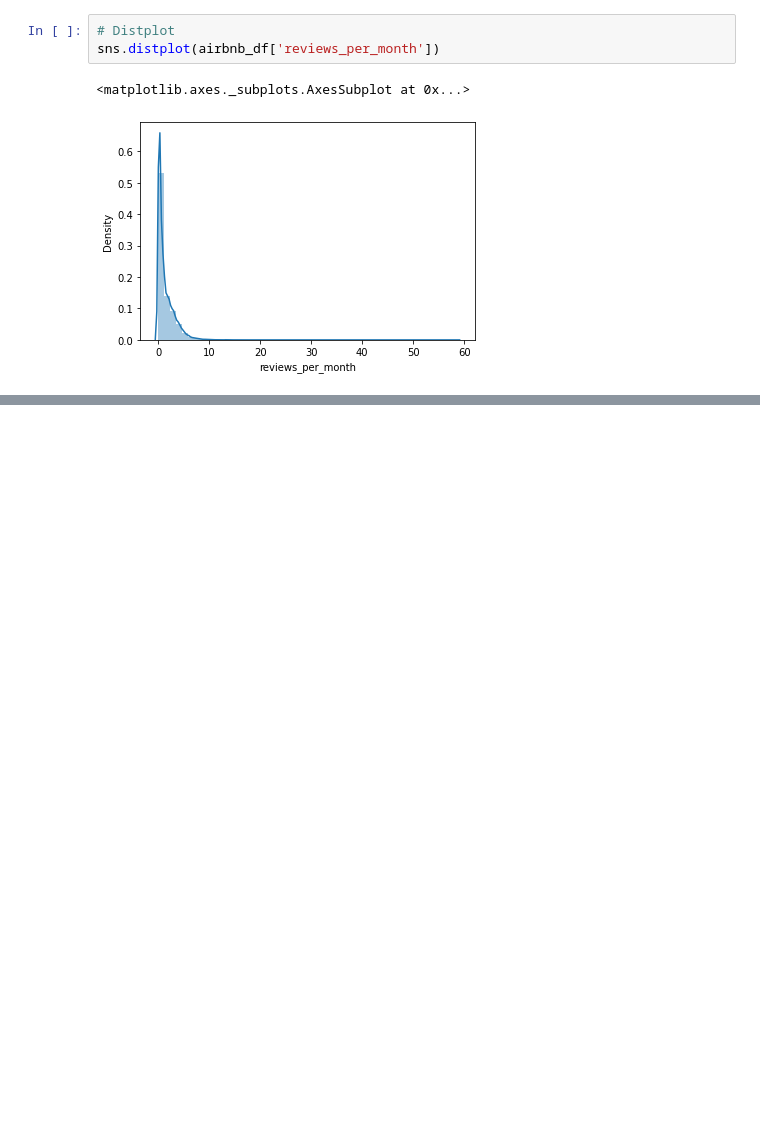
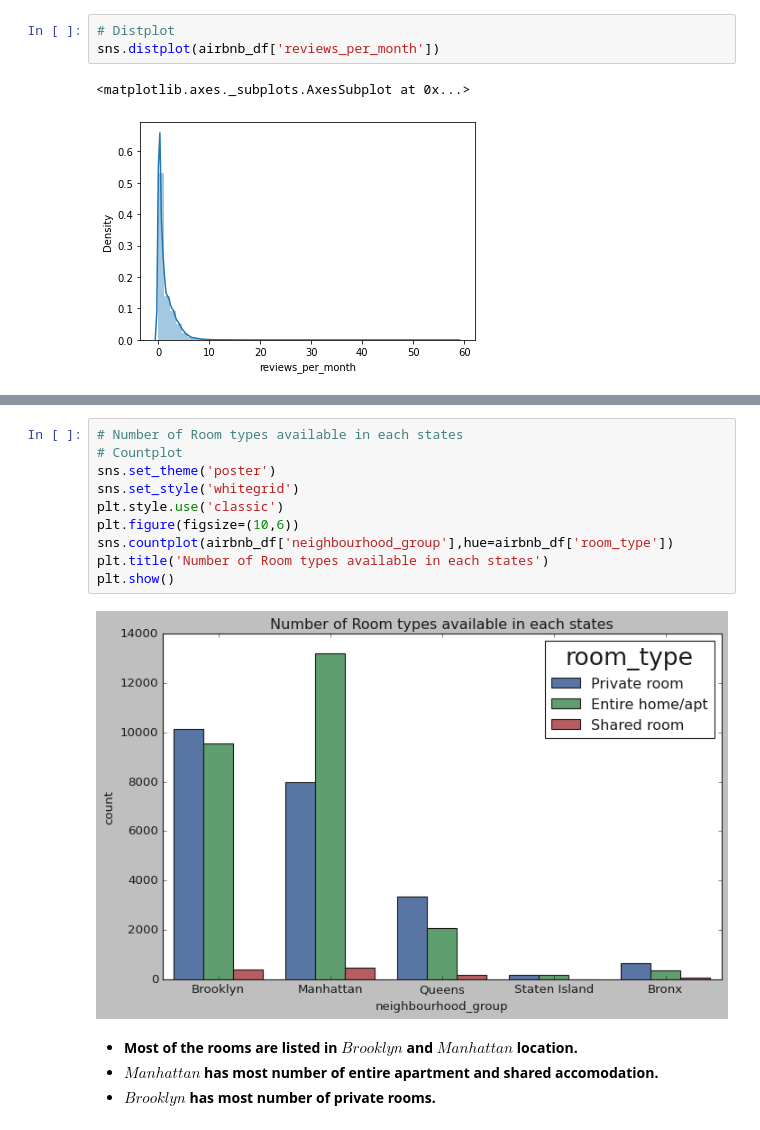
Before and after one commit to vir097/Airbnb-Bookings-Analysis---Capstone-Project, a Jupyter notebook: Airbnb_Bookings_Analysis_Capstone_Project.ipynb, the cells around one changed output, grey strips where cells are left out. Saved outputs shown, nothing was run; the diff lists cells and outputs as text; blank space fills up the shorter version.

```diff
--- a/Airbnb_Bookings_Analysis_Capstone_Project.ipynb
+++ b/Airbnb_Bookings_Analysis_Capstone_Project.ipynb
@@ -217,0 +329,16 @@ sns.distplot(airbnb_df['reviews_per_month'])
+# %%
+# Number of Room types available in each states
+# Countplot
+sns.set_theme('poster')
+sns.set_style('whitegrid')
+plt.style.use('classic')
+plt.figure(figsize=(10,6))
+sns.countplot(airbnb_df['neighbourhood_group'],hue=airbnb_df['room_type'])
+plt.title('Number of Room types available in each states')
+plt.show()
+# %% [output]
+[figure, added]
+# %% [markdown]
+* **Most of the rooms are listed in $Brooklyn$ and $Manhattan$ location.**
+* **$Manhattan$ has most number of entire apartment and shared accomodation.**
+* **$Brooklyn$ has most number of private rooms.**
```
Also changed, not shown: parts of 19 cells of this notebook.
